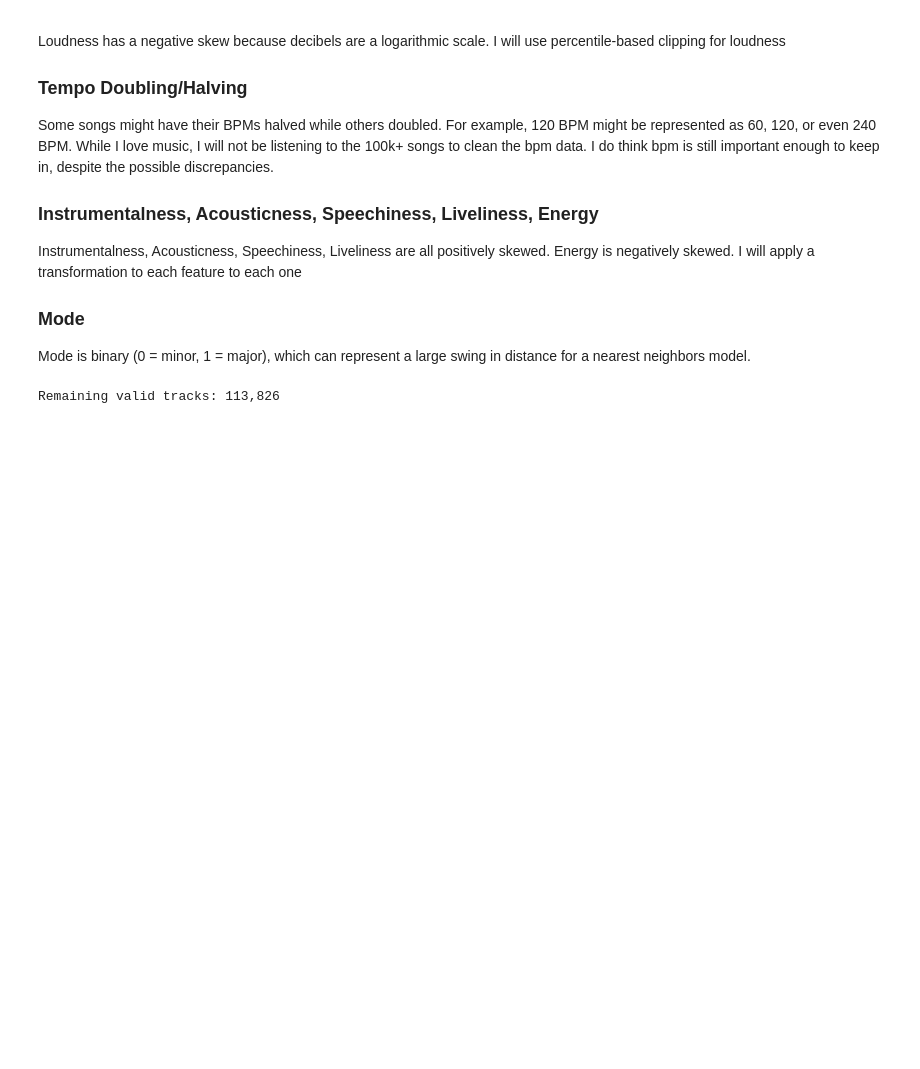
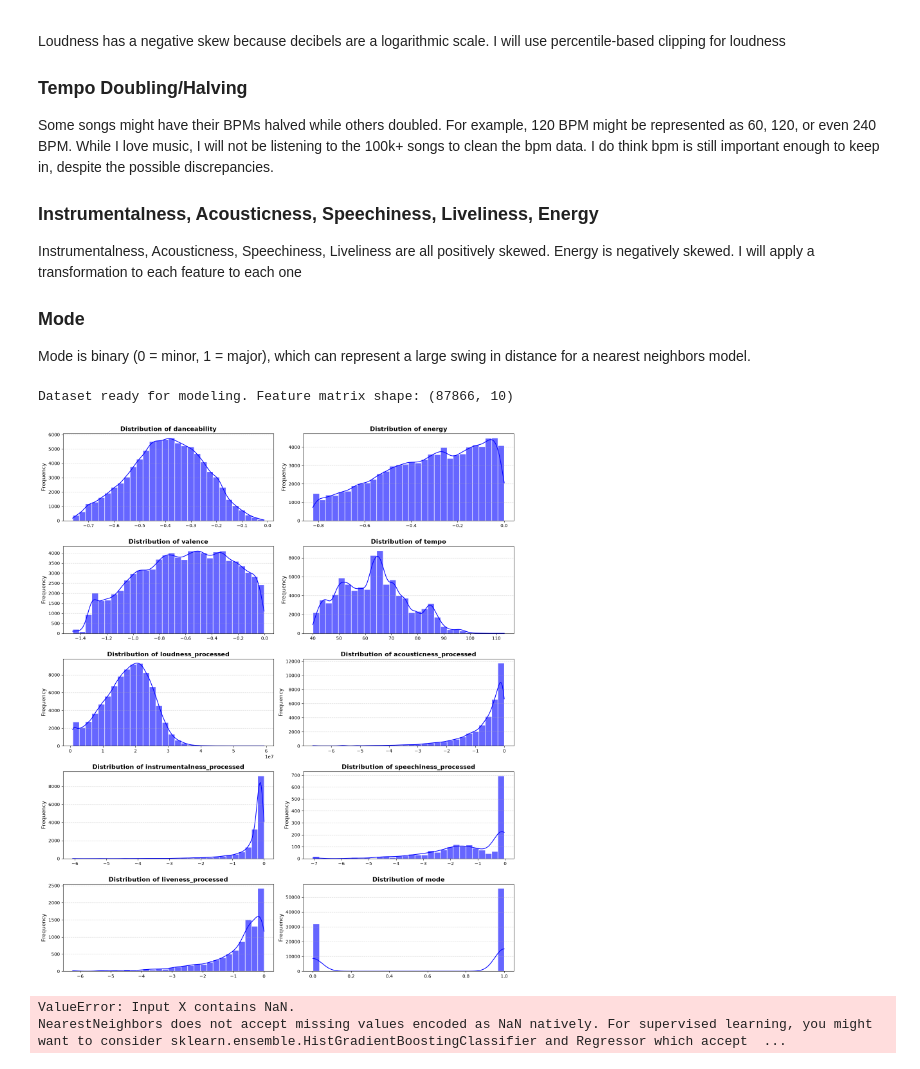
Before and after one commit to kevzjhu/Spotify-Stats, a Jupyter notebook: tracks_dataset.ipynb, the cells around one changed output. Drawn from its saved outputs; the diff is of its cells as text; code cells hidden in the pictures; blank space fills up the shorter version.

```diff
--- a/tracks_dataset.ipynb
+++ b/tracks_dataset.ipynb
@@ -53,7 +170,48 @@ Mode is binary (0 = minor, 1 = major), which can represent a large swing in dist
 # %%
 # Filter out songs with missing or invalid tempo
 df = df[df["tempo"] > 40.0].reset_index(drop=True)
 
-print(f"Remaining valid tracks: {len(df):,}")
+# clip loudness to the 1st percentil to avoid extreme negative compression
+lower_loudness = df["loudness"].quantile(0.01)
+df["loudness_processed"] = df["loudness"].clip(lower=lower_loudness)
+
+# transform heavy right-skewed features using log1p: log(1 + x)
+df["instrumentalness_processed"] = np.log1p(df["instrumentalness"])
+df["speechiness_processed"] = np.log1p(df["speechiness"])
+df["liveness_processed"] = np.log1p(df["liveness"])
+df["acousticness_processed"] = np.log1p(df["acousticness"])
+
+# features to use in the final model (excluding key, keeping mode with downweighted impact)
+model_features = [
+    "danceability",
+    "energy",
+    "valence",
+    "tempo",
+    "loudness_processed",
+    "acousticness_processed",
+    "instrumentalness_processed",
+    "speechiness_processed",
+    "liveness_processed",
+    "mode",
+]
+
+# scale all selected features to [0, 1]
+scaler = MinMaxScaler()
+X_scaled = scaler.fit_transform(df[model_features])
+
+print(f"Dataset ready for modeling. Feature matrix shape: {X_scaled.shape}")
+
+cols = 2
+rows = math.ceil(len(model_features)/cols)
+plot_feature_distributions(df, model_features, cols, rows)
 # %% [output]
-Remaining valid tracks: 113,826
+Dataset ready for modeling. Feature matrix shape: (87866, 10)
+[figure, added]
+# %%
+nn_model = NearestNeighbors(n_neighbors=10, metric="cosine", algorithm="brute")
+nn_model.fit(X_scaled)
+
+print("Nearest Neighbors model fitted successfully!")
+# %% [output]
+ValueError: Input X contains NaN.
+NearestNeighbors does not accept missing values encoded as NaN natively. For supervised learning, you might want to consider sklearn.ensemble.HistGradientBoostingClassifier and Regressor which accept  ...
```
Also changed, not shown: parts of 6 cells of this notebook.
